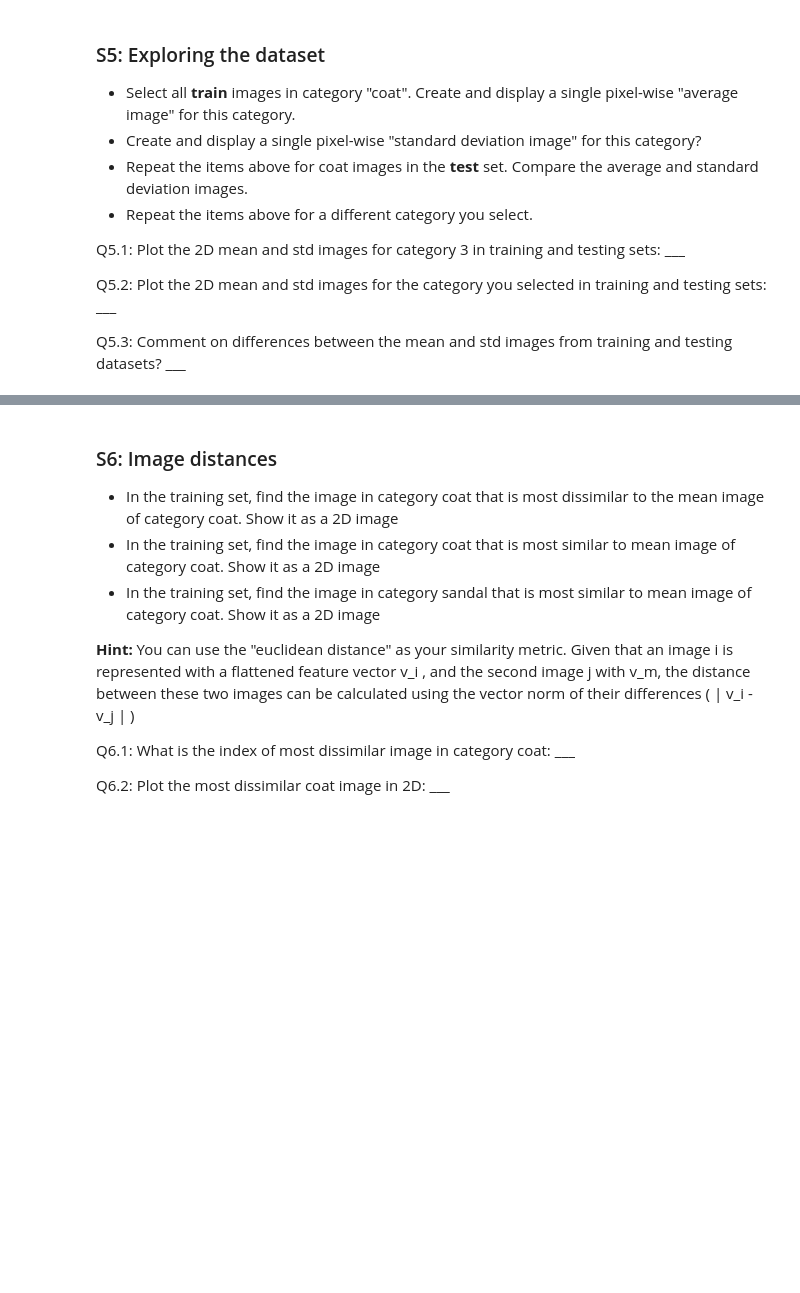
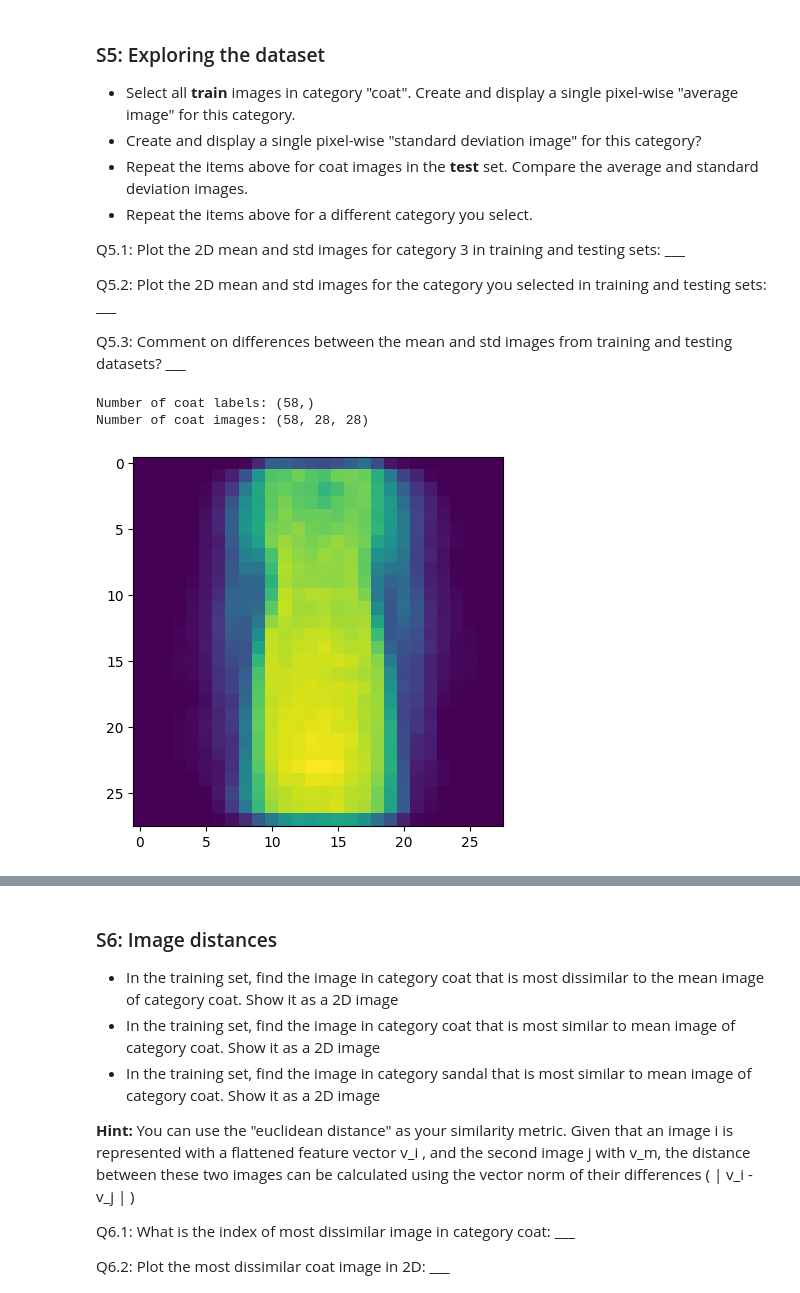
Before and after one commit to emilyzhou112/MUSA-650_Spring2024, a Jupyter notebook: Week03/HW1/MUSA650_Spring2024_PRACTICE.ipynb, the cells around one changed output, grey strips where cells are left out. Drawn from its saved outputs; the diff is of its cells as text; code cells hidden in the pictures; blank space fills up the shorter version.

```diff
--- a/Week03/HW1/MUSA650_Spring2024_PRACTICE.ipynb
+++ b/Week03/HW1/MUSA650_Spring2024_PRACTICE.ipynb
@@ -140,3 +226,20 @@ Q5.1: Plot the 2D mean and std images for category 3 in training and testing set
 Q5.2: Plot the 2D mean and std images for the category you selected in training and testing sets:   ___
 
 Q5.3: Comment on differences between the mean and std images from training and testing datasets? ___
+# %%
+# Select all train images in category 3
+cat3_label = np.where(train_labels_sel == 3)[0]
+cat3_img = train_images_sel[cat3_label, :, :]
+print("Number of coat labels: " + str(cat3_label.shape))
+print("Number of coat images: " + str(cat3_img.shape))
+# There are 59 matching images
+# %% [output]
+Number of coat labels: (58,)
+Number of coat images: (58, 28, 28)
+# %%
+# Create and display a single pixel-wise "average image" for this category
+img_mean = np.mean(cat3_img, axis=0) # calculate mean score across the first dimension
+plt.imshow(img_mean)
+plt.show()
+# %% [output]
+[figure, added]
```
Also changed, not shown: parts of 38 cells of this notebook.
